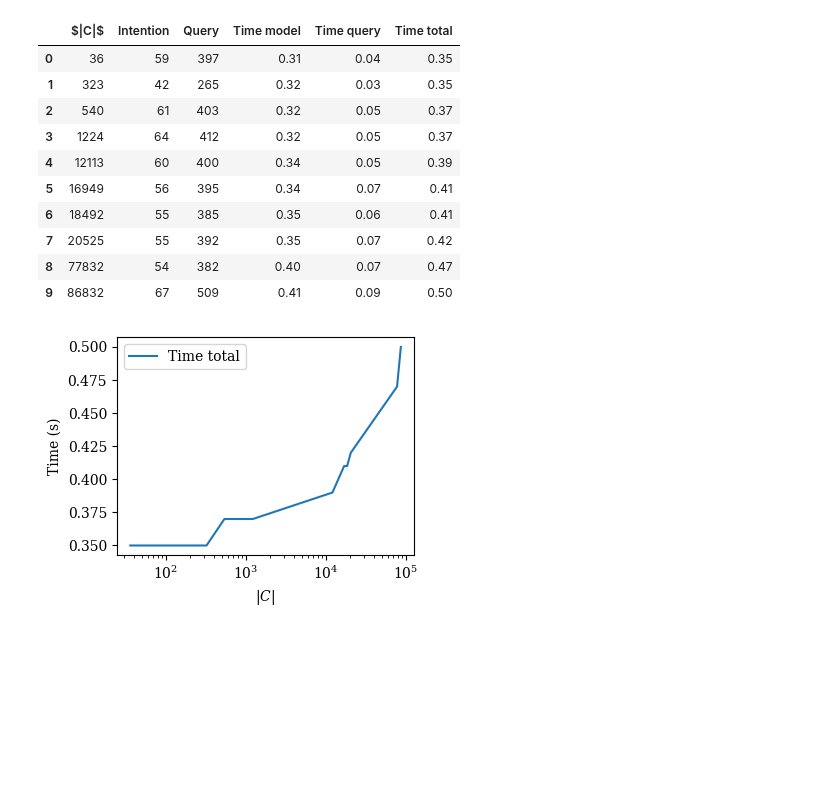
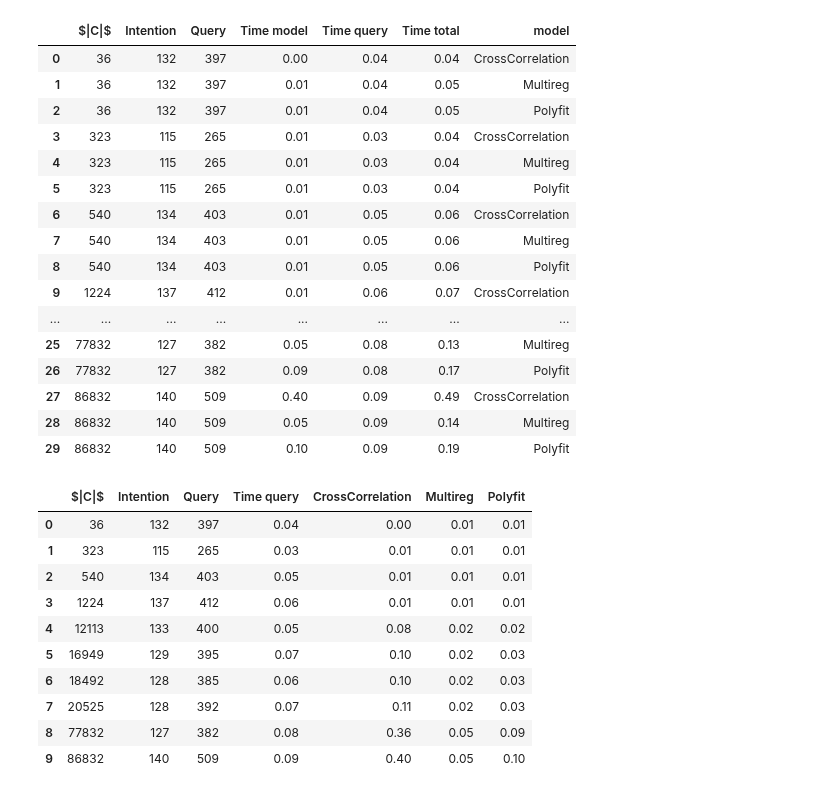
Before and after one commit to big-unibo/explain, a Jupyter notebook: intentional/src/main/python/chart_explain.ipynb, the cells around one changed output. Cells and saved outputs as stored; diff of their text form; code cells hidden in the pictures; blank space fills up the shorter version.

```diff
--- a/intentional/src/main/python/chart_explain.ipynb
+++ b/intentional/src/main/python/chart_explain.ipynb
@@ -85,32 +86,46 @@ memory usage: 6.1+ KB
 # %%
-gdf = df.groupby(by=["cardinality"])[["time_model_python", "time_query", "intention_characters", "query_characters"]].min().reset_index()
+gdf = df.groupby(by=["cardinality", "model"])[["time_model_python", "time_query", "intention_characters", "query_characters"]].mean().reset_index()
 gdf["time_query"] = (gdf["time_query"] / 1000).apply(lambda x: round(x, 2))
 gdf["time_model_python"] = (gdf["time_model_python"] / 1000).apply(lambda x: round(x, 2))
 gdf["query_characters"] = gdf["query_characters"].apply(lambda x: int(x))
 gdf["intention_characters"] = gdf["intention_characters"].apply(lambda x: int(x))
 gdf["Time total"] = gdf["time_model_python"] + gdf["time_query"]
 gdf = gdf.rename({"cardinality": "$|C|$", "time_query": "Time query", "time_model_python": "Time model", "query_characters": "Query", "intention_characters": "Intention"}, axis=1)
 gdf = gdf.reindex(sorted(gdf.columns), axis=1)
 gdf
 # %% [output]
-|  | $|C|$ | Intention | Query | Time model | Time query | Time total |
-| 0 | 36 | 59 | 397 | 0.31 | 0.04 | 0.35 |
-| 1 | 323 | 42 | 265 | 0.32 | 0.03 | 0.35 |
-| 2 | 540 | 61 | 403 | 0.32 | 0.05 | 0.37 |
-| 3 | 1224 | 64 | 412 | 0.32 | 0.05 | 0.37 |
-| 4 | 12113 | 60 | 400 | 0.34 | 0.05 | 0.39 |
-| 5 | 16949 | 56 | 395 | 0.34 | 0.07 | 0.41 |
-| 6 | 18492 | 55 | 385 | 0.35 | 0.06 | 0.41 |
-| 7 | 20525 | 55 | 392 | 0.35 | 0.07 | 0.42 |
-| 8 | 77832 | 54 | 382 | 0.40 | 0.07 | 0.47 |
-| 9 | 86832 | 67 | 509 | 0.41 | 0.09 | 0.50 |
+|  | $|C|$ | Intention | Query | Time model | Time query | Time total | model |
+| 0 | 36 | 132 | 397 | 0.00 | 0.04 | 0.04 | CrossCorrelation |
+| 1 | 36 | 132 | 397 | 0.01 | 0.04 | 0.05 | Multireg |
+| 2 | 36 | 132 | 397 | 0.01 | 0.04 | 0.05 | Polyfit |
+| 3 | 323 | 115 | 265 | 0.01 | 0.03 | 0.04 | CrossCorrelation |
+| 4 | 323 | 115 | 265 | 0.01 | 0.03 | 0.04 | Multireg |
+| 5 | 323 | 115 | 265 | 0.01 | 0.03 | 0.04 | Polyfit |
+| 6 | 540 | 134 | 403 | 0.01 | 0.05 | 0.06 | CrossCorrelation |
+| 7 | 540 | 134 | 403 | 0.01 | 0.05 | 0.06 | Multireg |
+| 8 | 540 | 134 | 403 | 0.01 | 0.05 | 0.06 | Polyfit |
+| 9 | 1224 | 137 | 412 | 0.01 | 0.06 | 0.07 | CrossCorrelation |
+| ... | ... | ... | ... | ... | ... | ... | ... |
+| 25 | 77832 | 127 | 382 | 0.05 | 0.08 | 0.13 | Multireg |
+| 26 | 77832 | 127 | 382 | 0.09 | 0.08 | 0.17 | Polyfit |
+| 27 | 86832 | 140 | 509 | 0.40 | 0.09 | 0.49 | CrossCorrelation |
+| 28 | 86832 | 140 | 509 | 0.05 | 0.09 | 0.14 | Multireg |
+| 29 | 86832 | 140 | 509 | 0.10 | 0.09 | 0.19 | Polyfit |
-# %%
-fig, ax = plt.subplots(1, 1, figsize=(4, 3))
-gdf.plot(x='$|C|$', y='Time total', ax=ax)
-ax.set_xscale('log')
-ax.set_ylabel('Time (s)')
-ax.set_xlabel('$|C|$')
-fig.tight_layout()
-# %% [output]
-[figure, old version]
+# %%
+gdf2 = gdf.pivot(index=["$|C|$", "Intention", "Query", "Time query"], columns=["model"], values=["Time model"])
+gdf2.columns = gdf2.columns.droplevel(0)
+gdf2 = gdf2.reset_index().rename_axis(None, axis=1)
+gdf2
+# %% [output]
+|  | $|C|$ | Intention | Query | Time query | CrossCorrelation | Multireg | Polyfit |
+| 0 | 36 | 132 | 397 | 0.04 | 0.00 | 0.01 | 0.01 |
+| 1 | 323 | 115 | 265 | 0.03 | 0.01 | 0.01 | 0.01 |
+| 2 | 540 | 134 | 403 | 0.05 | 0.01 | 0.01 | 0.01 |
+| 3 | 1224 | 137 | 412 | 0.06 | 0.01 | 0.01 | 0.01 |
+| 4 | 12113 | 133 | 400 | 0.05 | 0.08 | 0.02 | 0.02 |
+| 5 | 16949 | 129 | 395 | 0.07 | 0.10 | 0.02 | 0.03 |
+| 6 | 18492 | 128 | 385 | 0.06 | 0.10 | 0.02 | 0.03 |
+| 7 | 20525 | 128 | 392 | 0.07 | 0.11 | 0.02 | 0.03 |
+| 8 | 77832 | 127 | 382 | 0.08 | 0.36 | 0.05 | 0.09 |
+| 9 | 86832 | 140 | 509 | 0.09 | 0.40 | 0.05 | 0.10 |
 # %%
```
Also changed, not shown: parts of 5 cells of this notebook, 2 other files.
